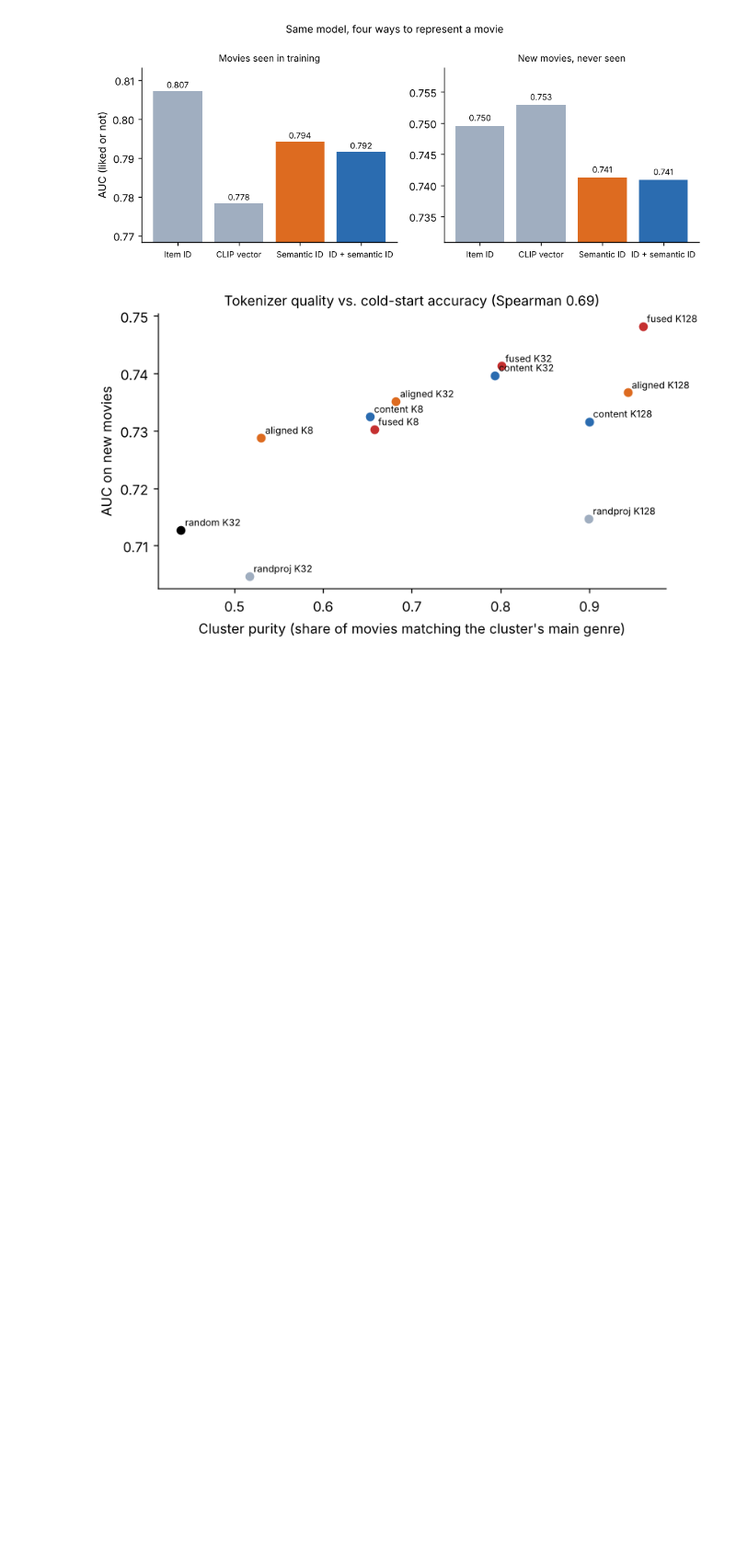
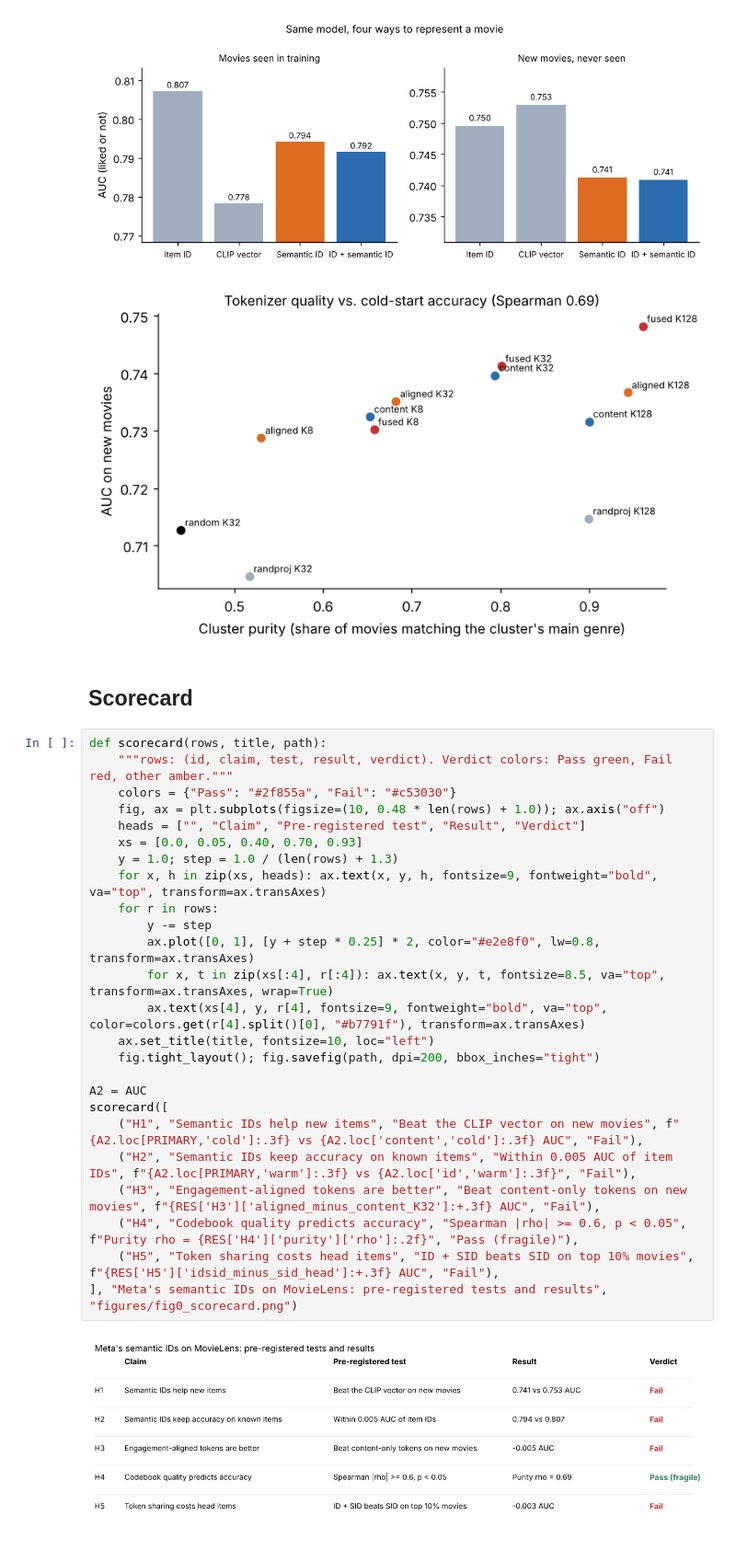
Before and after one commit to ZFayFay/meta-semantic-ids-replication, a Jupyter notebook: meta_semantic_ids_replication.ipynb, the cells around one changed output. Shown at 92% size. Saved outputs shown, nothing was run; the diff lists cells and outputs as text; blank space fills up the shorter version.

Commit message:
Robustness checks, scorecard, revised write-up
Co-Authored-By: Claude Opus 5.5 <noreply@anthropic.com>
Claude-Session: https://claude.ai/code/session_01Wbjt2Q8rNLmbdQUsrvNaRK

```diff
--- a/meta_semantic_ids_replication.ipynb
+++ b/meta_semantic_ids_replication.ipynb
@@ -367,3 +379,32 @@ json.dump(clean(RES), open("figures/results.json", "w"), indent=1)
 # %% [output]
 [figure]
 [figure]
+# %% [markdown]
+## Scorecard
+# %%
+def scorecard(rows, title, path):
+    """rows: (id, claim, test, result, verdict). Verdict colors: Pass green, Fail red, other amber."""
+    colors = {"Pass": "#2f855a", "Fail": "#c53030"}
+    fig, ax = plt.subplots(figsize=(10, 0.48 * len(rows) + 1.0)); ax.axis("off")
+    heads = ["", "Claim", "Pre-registered test", "Result", "Verdict"]
+    xs = [0.0, 0.05, 0.40, 0.70, 0.93]
+    y = 1.0; step = 1.0 / (len(rows) + 1.3)
+    for x, h in zip(xs, heads): ax.text(x, y, h, fontsize=9, fontweight="bold", va="top", transform=ax.transAxes)
+    for r in rows:
+        y -= step
+        ax.plot([0, 1], [y + step * 0.25] * 2, color="#e2e8f0", lw=0.8, transform=ax.transAxes)
+        for x, t in zip(xs[:4], r[:4]): ax.text(x, y, t, fontsize=8.5, va="top", transform=ax.transAxes, wrap=True)
+        ax.text(xs[4], y, r[4], fontsize=9, fontweight="bold", va="top", color=colors.get(r[4].split()[0], "#b7791f"), transform=ax.transAxes)
+    ax.set_title(title, fontsize=10, loc="left")
+    fig.tight_layout(); fig.savefig(path, dpi=200, bbox_inches="tight")
+
+A2 = AUC
+scorecard([
+    ("H1", "Semantic IDs help new items", "Beat the CLIP vector on new movies", f"{A2.loc[PRIMARY,'cold']:.3f} vs {A2.loc['content','cold']:.3f} AUC", "Fail"),
+    ("H2", "Semantic IDs keep accuracy on known items", "Within 0.005 AUC of item IDs", f"{A2.loc[PRIMARY,'warm']:.3f} vs {A2.loc['id','warm']:.3f}", "Fail"),
+    ("H3", "Engagement-aligned tokens are better", "Beat content-only tokens on new movies", f"{RES['H3']['aligned_minus_content_K32']:+.3f} AUC", "Fail"),
+    ("H4", "Codebook quality predicts accuracy", "Spearman |rho| >= 0.6, p < 0.05", f"Purity rho = {RES['H4']['purity']['rho']:.2f}", "Pass (fragile)"),
+    ("H5", "Token sharing costs head items", "ID + SID beats SID on top 10% movies", f"{RES['H5']['idsid_minus_sid_head']:+.3f} AUC", "Fail"),
+], "Meta's semantic IDs on MovieLens: pre-registered tests and results", "figures/fig0_scorecard.png")
+# %% [output]
+[figure, added]
```
Also changed, not shown: parts of 3 cells of this notebook, 5 other files.
